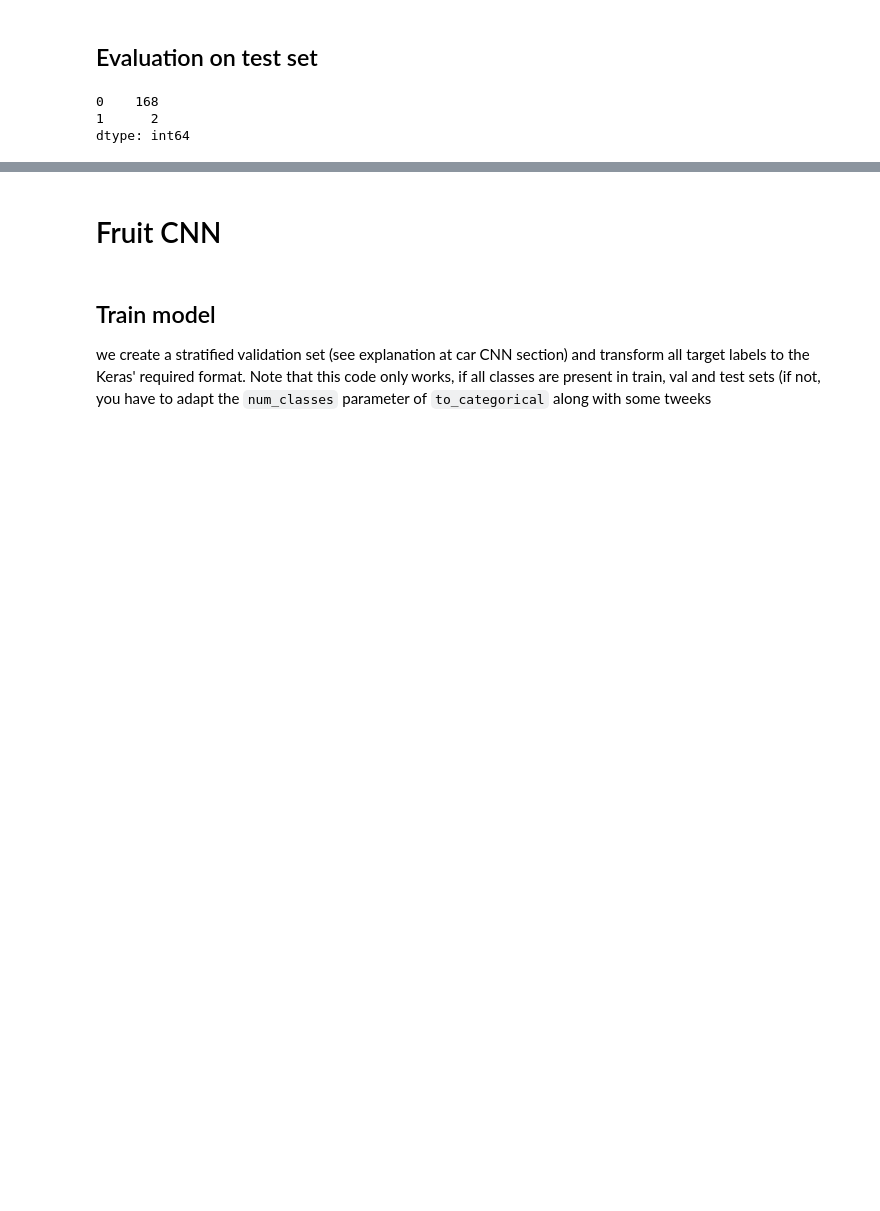
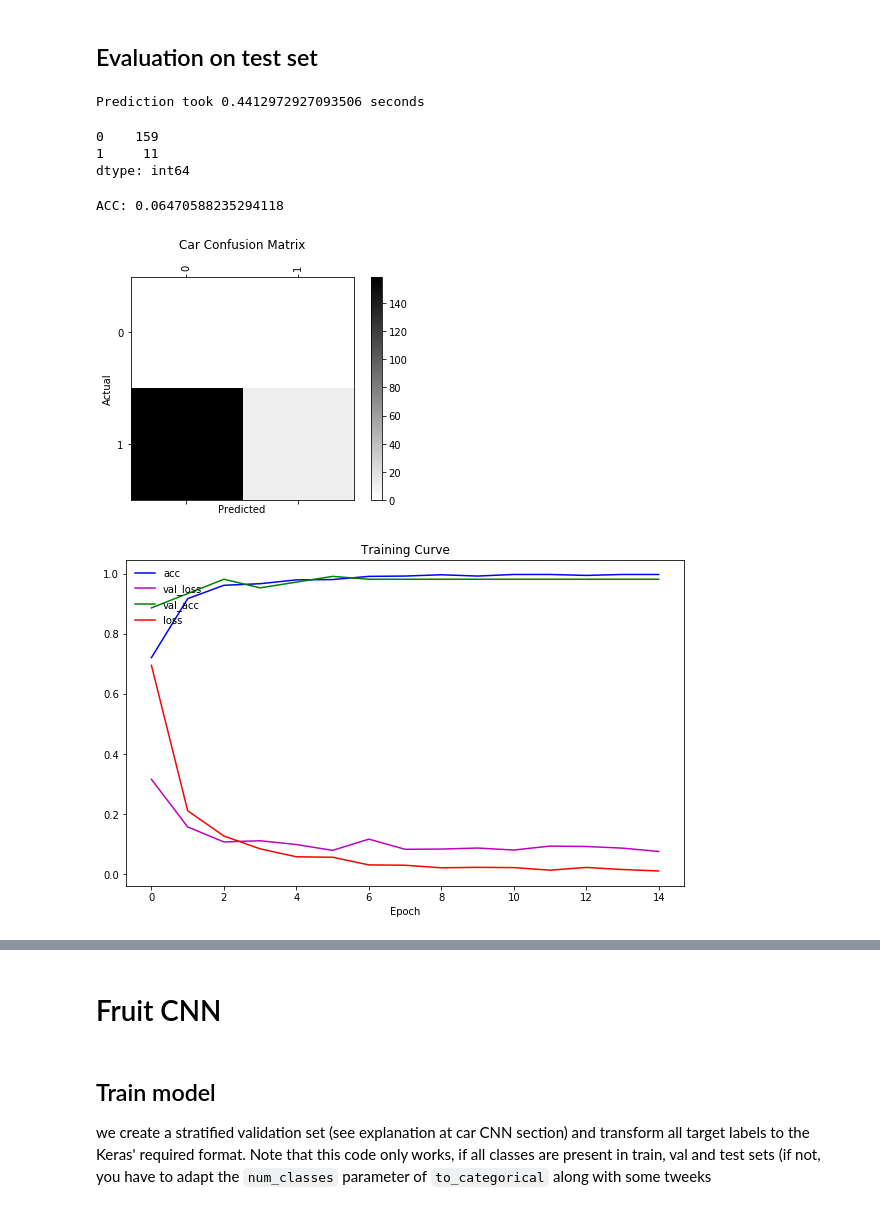
Before and after one commit to freecraver/ML-fun, a Jupyter notebook: deep_learning/Deep Learning Exercise 3.ipynb, the cells around one changed output, grey strips where cells are left out. Saved outputs shown, nothing was run; the diff lists cells and outputs as text; code cells hidden in the pictures; blank space fills up the shorter version.

```diff
--- a/deep_learning/Deep Learning Exercise 3.ipynb
+++ b/deep_learning/Deep Learning Exercise 3.ipynb
@@ -327,12 +350,16 @@ def create_model(input_shape, n_classes=1, n_filters =16, kernel_size=3, activat
     model.add(Activation('relu'))
     model.add(Dropout(0.1))
 
-    model.add(Dense(n_classes,activation=activation)) # number of
+    model.add(Dense(n_classes,activation=activation))
 
     return model
 
-car_model = create_model(car_images_train.shape[1:], activation='sigmoid')
-fruit_model = create_model(fruit_images_train.shape[1:], n_classes=len(cls_cat.categories))
+car_model = create_model(car_images_train.shape[1:],
+                         kernel_size=cfg.KERNEL_SIZE_CAR,
+                         activation='sigmoid')
+fruit_model = create_model(fruit_images_train.shape[1:],
+                           kernel_size=cfg.KERNEL_SIZE_FRUIT,
+                           n_classes=len(cls_cat.categories))
 # %% [markdown]
 ### Car model summary
 # %%
@@ -446,9 +474,20 @@ def plot_training_curve(hist):
 
     plt.legend(loc='upper left', scatterpoints = 1, frameon=False)
 # %%
+start_time = time.time()
 car_pred = car_model.predict_classes(car_images_test)
+print("Prediction took {} seconds".format(time.time()-start_time))
 pd.Series(car_pred.flatten()).value_counts()
 # %% [output]
-0    168
-1      2
-dtype: int64
+Prediction took 0.4412972927093506 seconds
+0    159
+1     11
+dtype: int64
+# %%
+print("ACC:", accuracy_score(car_pred, cls_car_test))
+plot_confusion_matrix(cls_car_test, car_pred.flatten(), [0,1], title='Car Confusion Matrix')
+plot_training_curve(car_history.history)
+# %% [output]
+ACC: 0.06470588235294118
+[figure, added]
+[figure, added]
```
Also changed, not shown: parts of 28 cells of this notebook, 13 other files.
